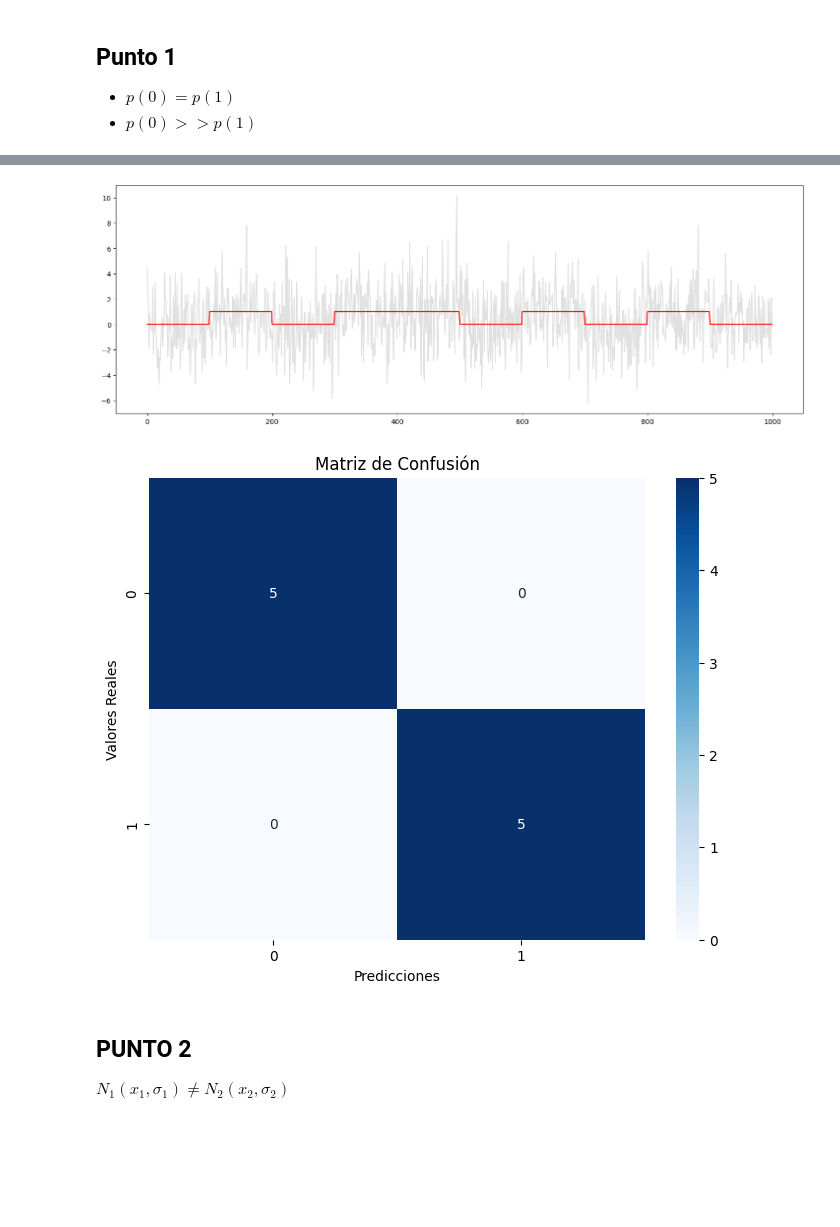
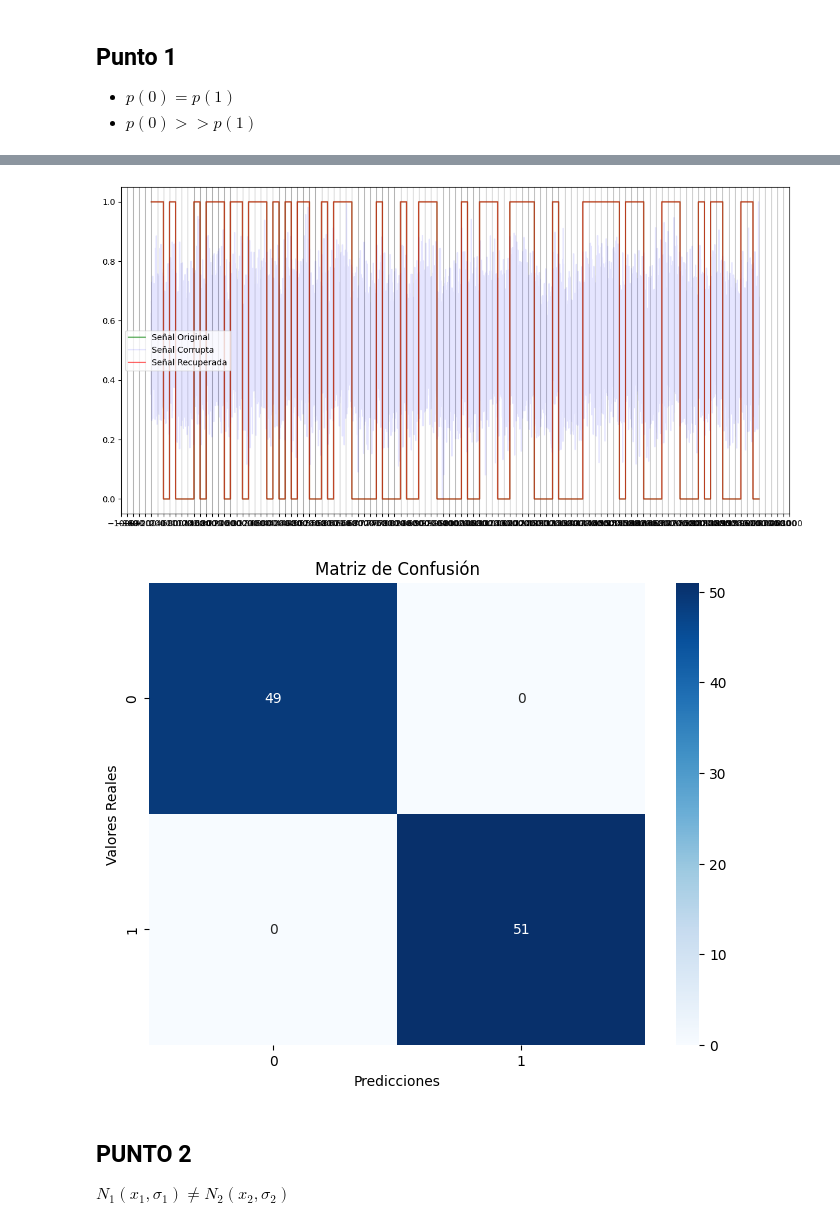
Before and after one commit to JCardenas05/Teoria_Se-ales, a Jupyter notebook: 14-11-2023/Ejercicio_7.ipynb, the cells around one changed output, grey strips where cells are left out. Drawn from its saved outputs; the diff is of its cells as text; code cells hidden in the pictures; blank space fills up the shorter version.

```diff
--- a/14-11-2023/Ejercicio_7.ipynb
+++ b/14-11-2023/Ejercicio_7.ipynb
@@ -5,12 +7,0 @@ from sklearn.neural_network import MLPClassifier
-# %%
-simbolo_0 = 0
-simbolo_1 = 1
-σ2 = 0.3
-N=5000
-noise = np.random.normal(0, σ2, N)
-a1 = simbolo_1 + noise
-a0 = simbolo_0 + noise
-plt.figure(figsize=(18,6))
-plt.plot(a1,'r')
-plt.plot(a0,'b')
-plt.show()
@@ -19,25 +7,0 @@ plt.show()
-# %%
-# Preparación de los datos
-X = np.concatenate((a0, a1)).reshape(-1, 1)  # Combina a0 y a1 en una sola matriz
-y = np.array([0]*N + [1]*N)  # Etiquetas: 0 para a0, 1 para a1
-
-# Creación y entrenamiento del clasificador MLP
-clf = MLPClassifier(solver='adam', alpha=1e-5, hidden_layer_sizes=(1000, 50), random_state=1)
-clf.fit(X, y)
-
-def procesar_predicciones(predicciones, Nsamples):
-    predicciones_ = np.array(np.split(predicciones, len(predicciones) // Nsamples))
-    predicciones_ = np.mean(predicciones_, axis=1)
-    predicciones_ = np.where(predicciones_ >= 0.5, 1, 0)
-    return np.repeat(predicciones_, Nsamples)
-
-
-# Obtener la función de pérdida
-loss_values = clf.loss_curve_
-# Crear el gráfico
-plt.plot(loss_values, label='Función de Pérdida')
-plt.title('Función de Pérdida Durante el Entrenamiento')
-plt.xlabel('Iteraciones')
-plt.ylabel('Pérdida')
-plt.legend()
-plt.show()
@@ -77,30 +178,13 @@ plt.plot(message,'r')
-# %%
-# Probar con ejemplos específicos
-predicciones = clf.predict(np.array(messageNoise).reshape(-1, 1))
-
-# Procesar y visualizar predicciones
-predicciones_= procesar_predicciones(predicciones, Nsamples)
-
-# Visualización
-plt.figure(figsize=(18, 6))
-plt.plot(messageNoise, color='#E0E0E0')
-plt.plot(predicciones_, 'r')
-plt.show()
-# %% [output]
-[figure, removed]
-# %%
-from sklearn.metrics import confusion_matrix
-import seaborn as sns
-conf_matrix = confusion_matrix(message, predicciones_)/Nsamples
-
-plt.figure(figsize=(8, 6))
-sns.heatmap(conf_matrix, annot=True, fmt='g', cmap='Blues')
-plt.title('Matriz de Confusión')
-plt.xlabel('Predicciones')
-plt.ylabel('Valores Reales')
-plt.show()
-# %% [output]
-[figure, removed]
+# %%
+Nsamples = 200
+message_corrupt_1, message_org_1, time_1 = generate_symbols(Nsamples=Nsamples, var_noise=2, Nsymbols=100)
+message_predict_1 = clasifi.predict(message_corrupt_1, Nsamples=Nsamples)
+
+Model_Predict_simbol.plot_signals(message_predict_1, message_corrupt_1, message_org_1, time_1, Nsamples=Nsamples)
+Model_Predict_simbol.plt_cofusion_matrix(message_org_1, message_predict_1, Nsamples)
+# %% [output]
+[figure, added]
+[figure, added]
 # %% [markdown]
 ## PUNTO 2
 
```
Also changed, not shown: parts of 8 cells of this notebook, 9 other files.
